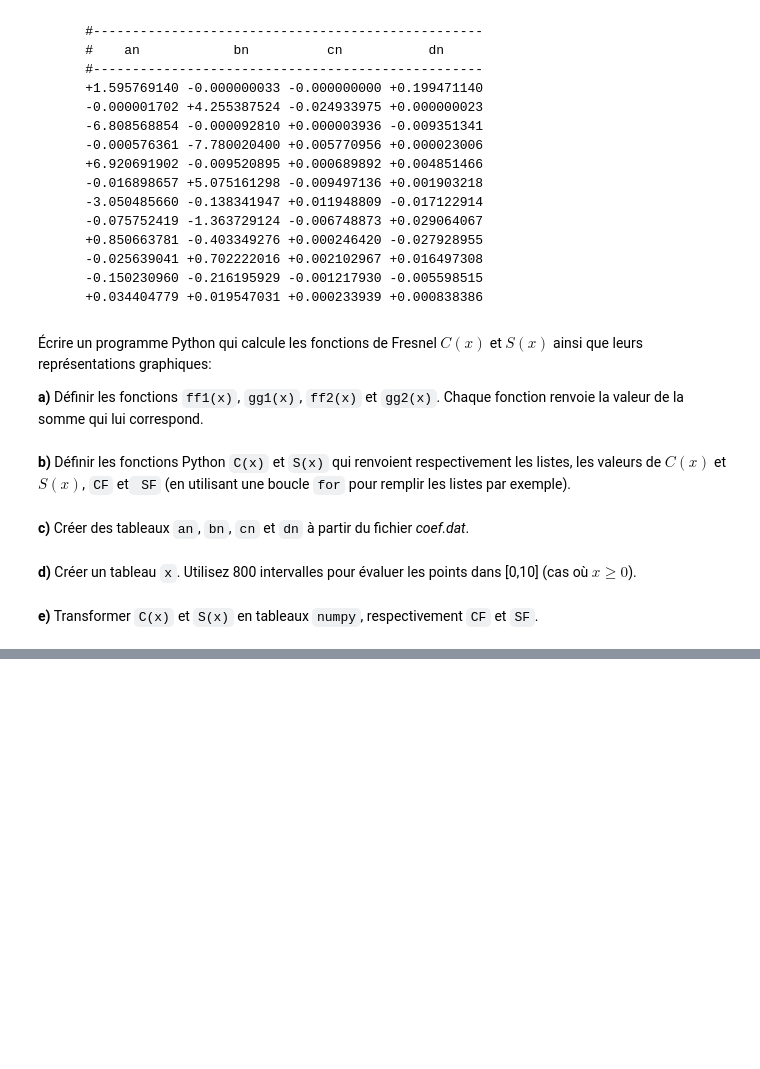
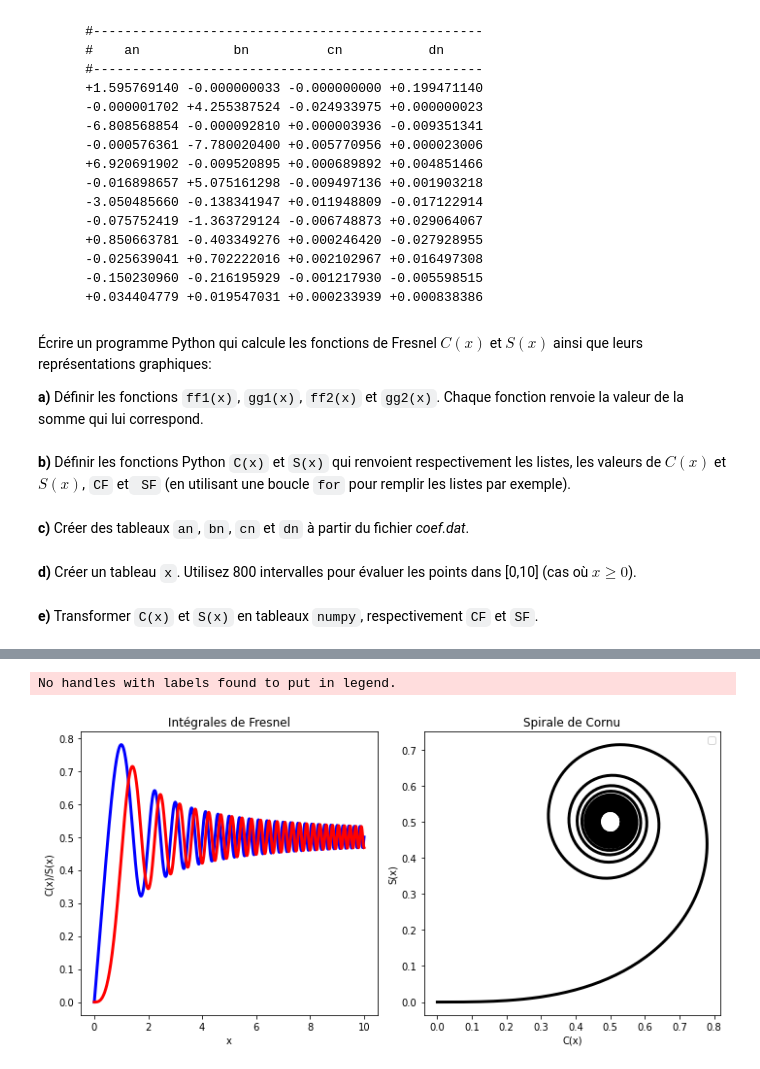
Before and after one commit to CodeTunisia/PysNum2022, a Jupyter notebook: jour1/Exercices.ipynb, the cells around one changed output, grey strips where cells are left out. Cells and saved outputs as stored; diff of their text form; code cells hidden in the pictures; blank space fills up the shorter version.

```diff
--- a/jour1/Exercices.ipynb
+++ b/jour1/Exercices.ipynb
@@ -176,6 +221,27 @@ Définir les fonctions `ff1(x)`, `gg1(x)`, `ff2(x)` et `gg2(x)`. Chaque fonction
 # %% [markdown]
 **b)**
 Définir les fonctions Python `C(x)` et `S(x)` qui renvoient respectivement les listes, les valeurs de $C(x)$ et $S(x)$, `CF` et` SF` (en utilisant une boucle `for` pour remplir les listes par exemple).
+# %%
+def C(x):
+    CF=[]
+    for i in range(len(x)):
+        if x[i] >= np.sqrt(8/np.pi):
+            cf=0.5 + np.cos((np.pi*x[i]**2)/2)*gg1(x[i]) + np.sin((np.pi*x[i]**2)/2)*ff1(x[i])
+            CF.append(cf)
+        elif 0 <= x[i] < np.sqrt(8/np.pi):
+            cf = np.cos((np.pi*x[i]**2)/2)*gg2(x[i]) + np.sin((np.pi*x[i]**2)/2)*ff2(x[i])
+            CF.append(cf)
+    return CF
+def S(x):
+    SF=[]
+    for i in range(len(x)):
+        if x[i] >= np.sqrt(8/np.pi):
+            sf = 0.5 - np.cos((np.pi*x[i]**2)/2)*ff1(x[i]) + np.sin((np.pi*x[i]**2)/2)*gg1(x[i])
+            SF.append(sf)
+        elif 0 <= x[i] < np.sqrt(8/np.pi):
+            sf = -np.cos((np.pi*x[i]**2)/2)*ff2(x[i]) + np.sin((np.pi*x[i]**2)/2)*gg2(x[i])
+            SF.append(sf)
+    return SF
 # %% [markdown]
 **c)**
 Créer des tableaux `an`, `bn`, `cn` et `dn` à partir du fichier *coef.dat*.
@@ -182,15 +250,39 @@ Créer des tableaux `an`, `bn`, `cn` et `dn` à partir du fichier *coef.dat*.
 # %% [markdown]
 **d)**
 Créer un tableau `x`. Utilisez 800 intervalles pour évaluer les points dans [0,10] (cas où $x \geq 0$).
+# %%
+x = np.linspace(0, 10, 800)
 # %% [markdown]
 **e)**
 Transformer `C(x)` et `S(x)` en tableaux `numpy`, respectivement `CF` et `SF`.
+# %%
+CF, SF = np.array(C(x)), np.array(S(x))
 # %% [markdown]
 **f)**
 Tracer une grille de figures à 2 colonnes dont le graphique de gauche représente `CF` et `SF` en fonction de `x` et le graphique de droite représente une clothoïde (ou spirale de Cornu, ou Spirale de Fresnel..)`SF` en fonction de `CF`.
 La sortie de ce programme devrait être comme suit:
 
 ![](https://github.com/CodeTunisia/PysNum2022/blob/main/jour1/imgs/fresnel.png?raw=1)
+# %%
+
+fig1=plt.figure(figsize=(10, 5))   # Figure
+ax1=plt.subplot(121) # premier subplot dans la figure
+ax1.plot(x, CF,"-b", lw =3,label = "C(x)")
+ax1.plot(x, SF,"-r",lw = 3, label = "S(x)")
+ax1.set_xlabel("x")
+ax1.set_ylabel("C(x)/S(x)")
+ax1.set_title('Intégrales de Fresnel') # titre du subplot 211
+ax2=plt.subplot(122) # deuxième subplot dans la figure
+ax2.plot(CF,SF, '-k', lw = 3)
+ax2.set_xlabel("C(x)")
+ax2.set_ylabel("S(x)")
+ax2.set_title('Spirale de Cornu') # titre du subplot 212
+plt.legend()
+plt.tight_layout() # Ajuster la figure
+plt.show()
+# %% [output]
+No handles with labels found to put in legend.
+[figure, added]
 # %% [markdown]
 # Exercice 4 : Diffraction par ouverture rectangulaire
 
```
Also changed, not shown: parts of 6 cells of this notebook.
